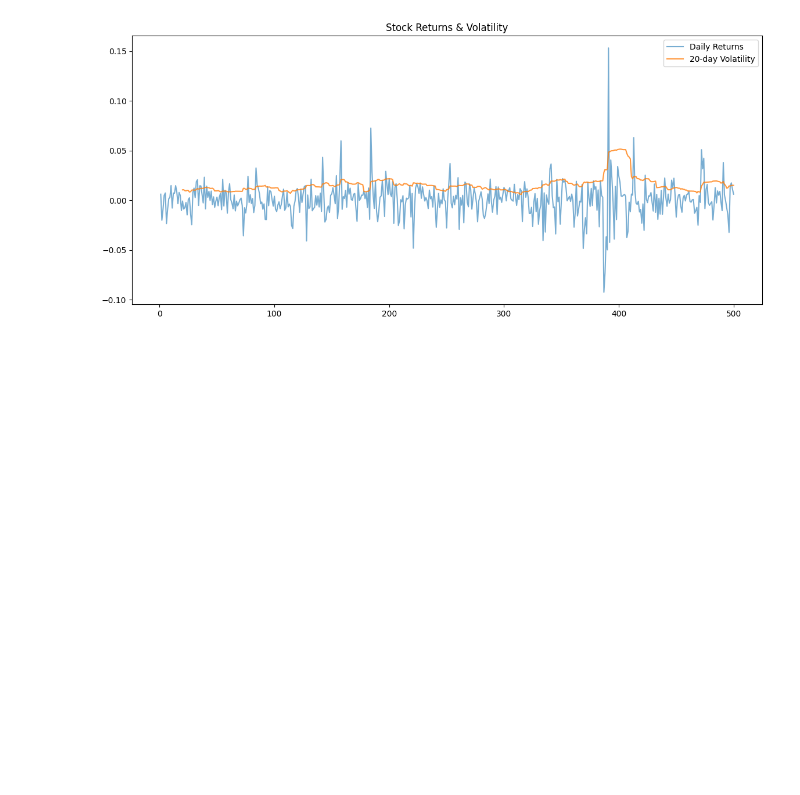
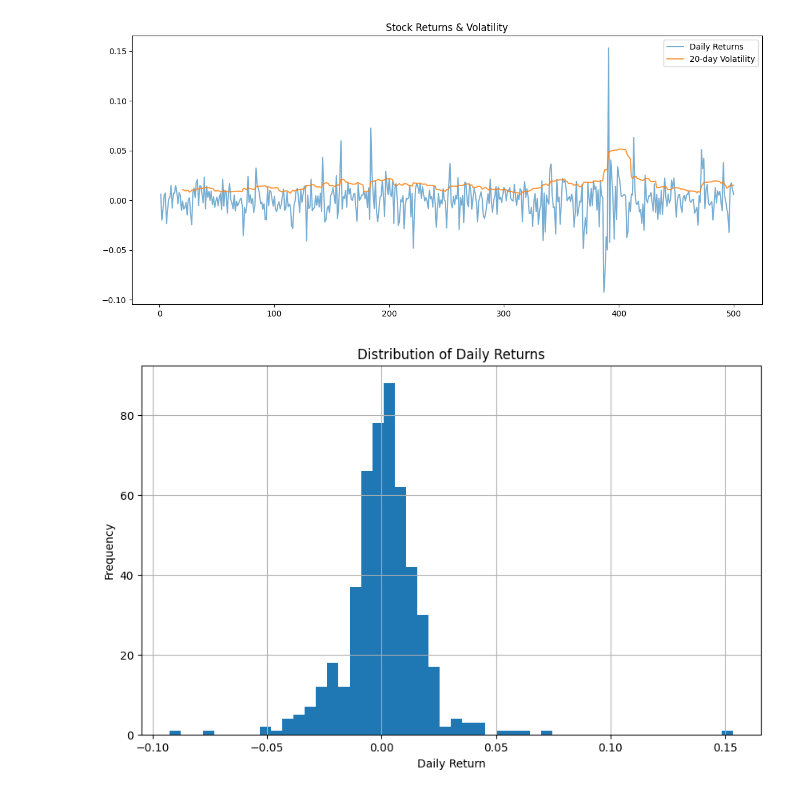
Before and after one commit to laithalfar/Stock_Prediction, a Jupyter notebook: notebooks/1_eda.ipynb, the cells around one changed output. Drawn from its saved outputs; the diff is of its cells as text; code cells hidden in the pictures; blank space fills up the shorter version.

```diff
--- a/notebooks/1_eda.ipynb
+++ b/notebooks/1_eda.ipynb
@@ -158,14 +158,26 @@ p-value: 0.358508
 # ================================
 # 8. Volatility & Returns
 # ================================
-df['Returns'] = df['Close'].pct_change()
-df['Volatility'] = df['Returns'].rolling(window=20).std()
+df['Volatility'] = df['Daily_Return'].rolling(window=20).std()
 
 plt.figure(figsize=(14,6))
-plt.plot(df['Returns'], label="Daily Returns", alpha=0.6)
+plt.plot(df['Daily_Return'], label="Daily Returns", alpha=0.6)
 plt.plot(df['Volatility'], label="20-day Volatility", alpha=0.8)
 plt.title("Stock Returns & Volatility")
 plt.legend()
 plt.show()
 # %% [output]
 [figure]
+# %%
+# ================================
+# 9. Distribution of Daily returns
+# ================================
+
+plt.figure(figsize=(10,6))
+df['Daily_Return'].hist(bins=50)
+plt.title("Distribution of Daily Returns")
+plt.xlabel("Daily Return")
+plt.ylabel("Frequency")
+plt.show()
+# %% [output]
+[figure, added]
```
Also changed, not shown: parts of 6 cells of this notebook, 3 other files.
